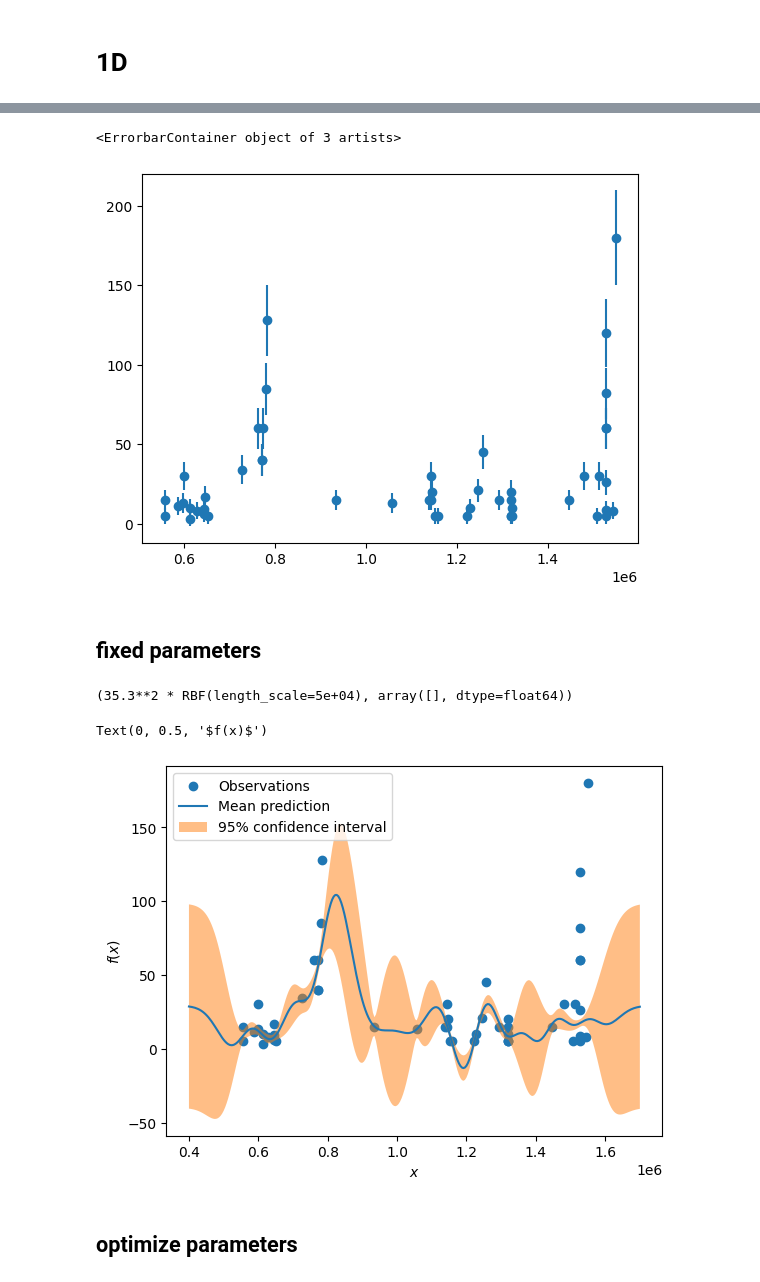
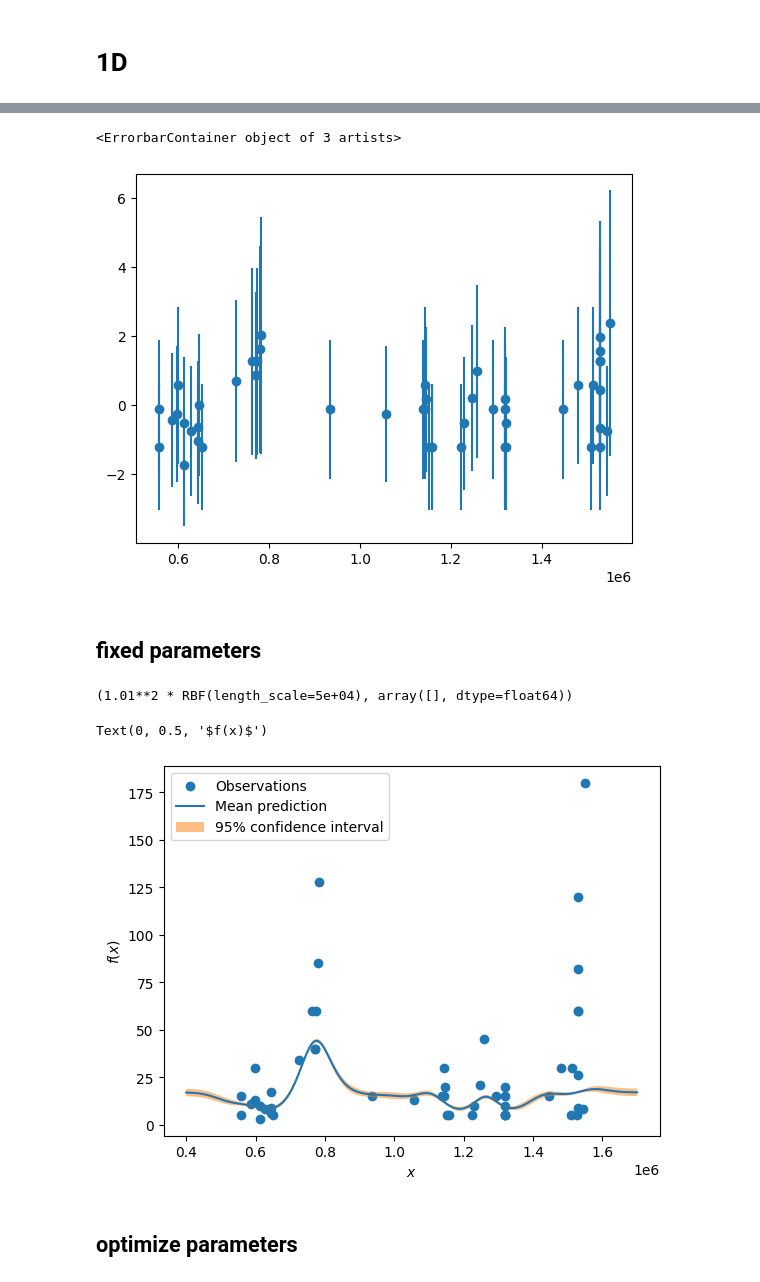
Before and after one commit to Hitchwiki/hitchmap-data, a Jupyter notebook: visualization/predictors/gaussian_process.ipynb, the cells around one changed output, grey strips where cells are left out. Saved outputs shown, nothing was run; the diff lists cells and outputs as text; code cells hidden in the pictures.

```diff
--- a/visualization/predictors/gaussian_process.ipynb
+++ b/visualization/predictors/gaussian_process.ipynb
@@ -48,6 +48,7 @@ test_stop = 2600000
 # https://pubmed.ncbi.nlm.nih.gov/33083992/
 # http://www.bccn-munich.de/research/bernstein-ii/individual-projects/project-b-t5-understanding-the-effects-of-temporal-context-on-interval-timing-a-model-based-approach
 def noise_from_waiting_time(wait):
+    return 0.025 * wait + 2.355 # new
     return 0.071 * wait + 2.145
 
 v_noise_from_waiting_time = np.vectorize(noise_from_waiting_time)
@@ -67,10 +68,14 @@ X = points[['lon']].values
 y = points['wait'].values
 
 noise_per_datapoint = v_noise_from_waiting_time(y)
+noise_per_datapoint = np.log(noise_per_datapoint)
 
 # assuming mean = 0 in the gp setup
-average = np.mean(y)
-stdv = np.std(y)
+y_ = np.log(y)
+
+average = np.mean(y_)
+y_ = y_ - average
+stdv = np.std(y_)
 
 # ->
 test_start = 0.4e6
@@ -83,9 +88,9 @@ plt.scatter(X, y, label="Observations")
 # %%
 # 95% confidence interval
-plt.errorbar(X, y, yerr=noise_per_datapoint * 2, fmt="o", capsize=0)
+plt.errorbar(X, y_, yerr=noise_per_datapoint * 2, fmt="o", capsize=0)
 # %% [output]
 <ErrorbarContainer object of 3 artists>
-[figure, old version]
+[figure, new version]
 # %% [markdown]
 ## fixed parameters
 # %%
@@ -107,32 +112,32 @@ gp = GaussianProcessRegressor(
     random_state=42,
 )
 
-gp.fit(X, y - average)
+gp.fit(X, y_)
 gp.kernel_, np.exp(gp.kernel_.theta)
 # %% [output]
-(35.3**2 * RBF(length_scale=5e+04), array([], dtype=float64))
+(1.01**2 * RBF(length_scale=5e+04), array([], dtype=float64))
 # %%
 x_test = np.linspace(start=test_start, stop=test_stop, num=300)
 x_test = np.array([[xi] for xi in x_test])
 
 y_pred, std_prediction = gp.predict(x_test, return_std=True)
-y_pred = y_pred + average # add back the mean
+y_pred = np.exp(y_pred + average) # add back the mean
 
 plt.scatter(X, y, label="Observations")
 plt.plot(x_test, y_pred, label="Mean prediction")
 plt.fill_between(
     x_test.ravel(),
     y_pred - 1.96 * std_prediction,
     y_pred + 1.96 * std_prediction,
     alpha=0.5,
     label=r"95% confidence interval",
 )
 plt.legend()
 plt.xlabel("$x$")
 plt.ylabel("$f(x)$")
 # %% [output]
 Text(0, 0.5, '$f(x)$')
-[figure, old version]
+[figure, new version]
 # %% [markdown]
 ## optimize parameters
 # %%
```
Also changed, not shown: parts of 10 cells of this notebook, 3 other files.
